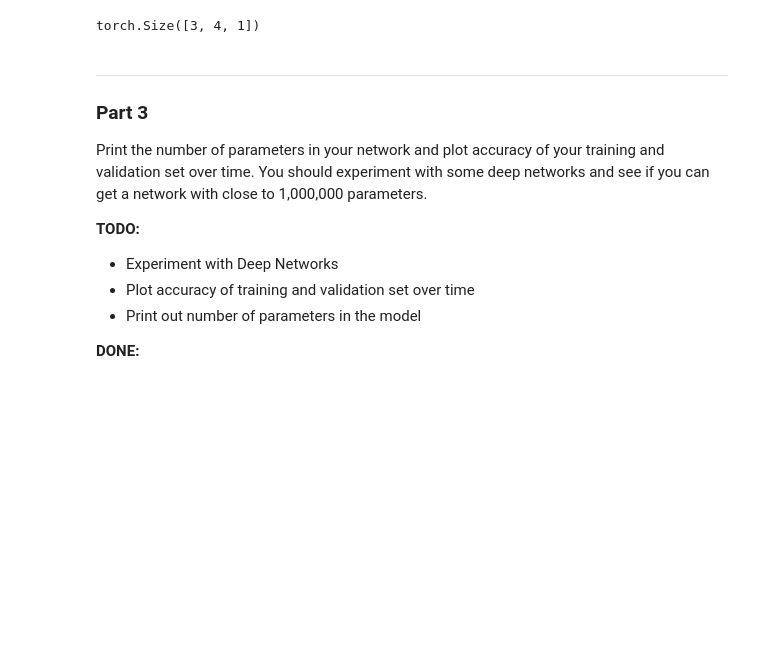
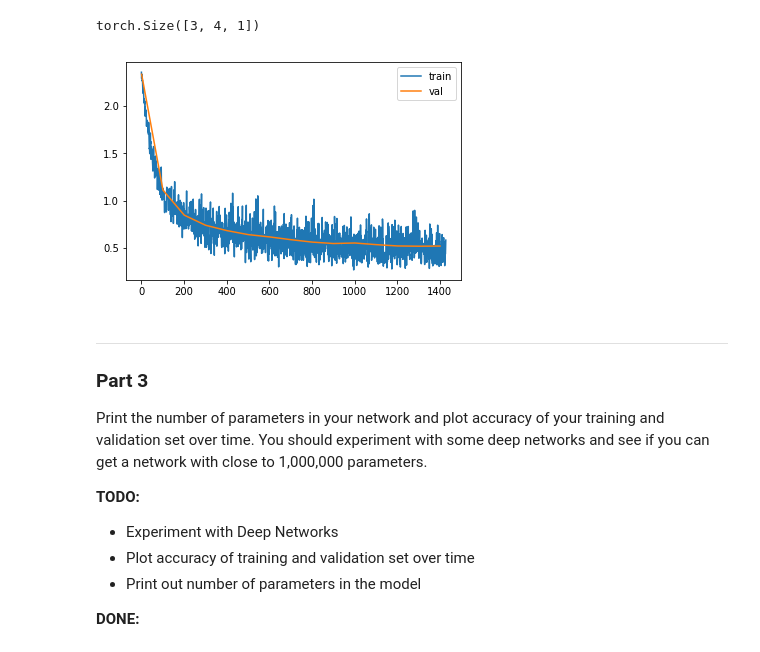
Before and after one commit to ericburdett/cs474_labs_f2019, a Jupyter notebook: DL_Lab3.ipynb, the cells around one changed output. Cells and saved outputs as stored; diff of their text form; code cells hidden in the pictures; blank space fills up the shorter version.

```diff
--- a/DL_Lab3.ipynb
+++ b/DL_Lab3.ipynb
@@ -235,3 +253,82 @@ class ConvNetwork(nn.Module):
+# %%
+class ConvNetwork(nn.Module):
+  def __init__(self, dataset):
+    super(ConvNetwork, self).__init__()
+    x, y = dataset[0]
+    c, h, w = x.size()
+    output = 10
+
+    self.net = nn.Sequential(
+      Conv2d(c, 10, (3, 3), padding=(1, 1)),
+      Conv2d(10, output, (28, 28), padding=(0, 0))
+    )
+
+  def forward(self, x):
+    return self.net(x).squeeze(2).squeeze(2)
+# %%
+# Initialize Datasets
+
+# Initialize DataLoaders
+
+# Initialize Model
+
+# Initialize Objective and Optimizer and other parameters
+
+train_dataset = FashionMNISTProcessedDataset('/tmp/fashionmnist', train=True)
+val_dataset = FashionMNISTProcessedDataset('/tmp/fashionmnist', train=False)
+
+
+model = ConvNetwork(train_dataset)
+model = model.cuda()
+
+objective = CrossEntropyLoss()
+optimizer = optim.Adam(model.parameters(), lr=1e-4)
+
+train_loader = DataLoader(train_dataset,
+                          batch_size=42,
+                          pin_memory=True)
+
+val_loader = DataLoader(val_dataset,
+                        batch_size=42,
+                        pin_memory=True)
+
+train_losses = []
+val_losses = []
+
+for epoch in range(1):
+  loop = tqdm(total=len(train_loader), position=0, leave=False)
+
+  for batch, (x, y_truth) in enumerate(train_loader):
+    x, y_truth = x.cuda(async=True), y_truth.cuda(async=True)
+
+    optimizer.zero_grad()
+    y_hat = model(x)
+
+    loss = objective(y_hat, y_truth)
+
+    loss.backward()
+
+    train_losses.append(loss.item())
+    accuracy = 0
+    loop.set_description('epoch:{}, loss:{:.4f}'.format(epoch, loss))
+    loop.update(1)
+
+    optimizer.step()
+
+    if batch % 100 == 0:
+      val = np.mean([objective(model(x.cuda()), y.cuda()).item()
+                    for x, y in val_loader])
+      val_losses.append((len(train_losses), val))
+
+  loop.close()
+
+a, b = zip(*val_losses)
+plt.plot(train_losses, label='train')
+plt.plot(a, b, label='val')
+plt.legend()
+plt.show()
+# %% [output]
+[figure, added]
 # %%
 
 # Run your training and validation loop and collect stats
```
Also changed, not shown: parts of 6 cells of this notebook.
